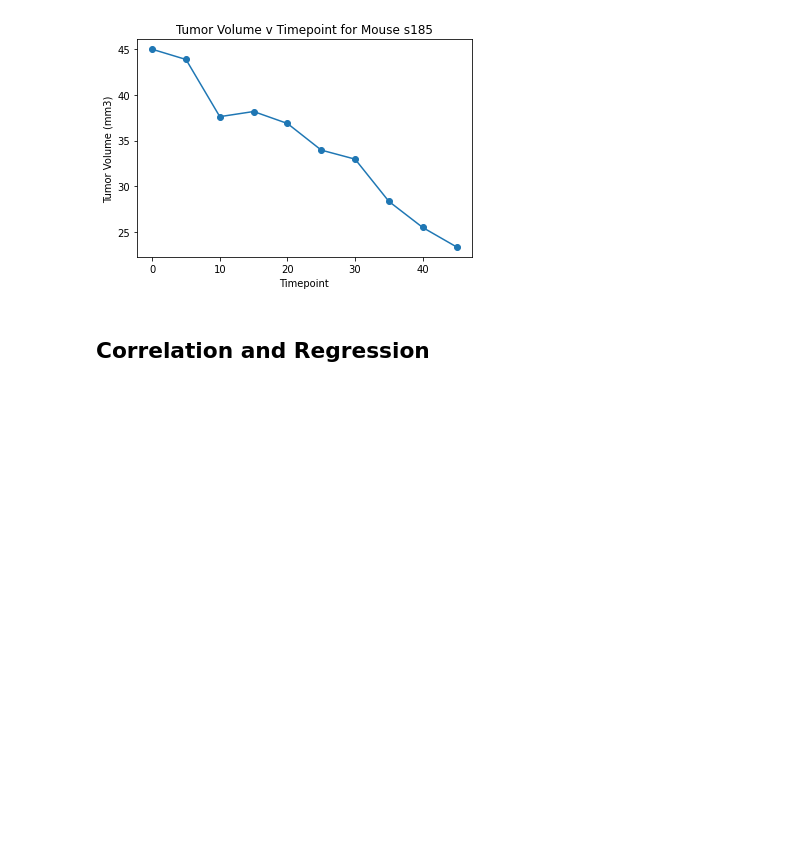
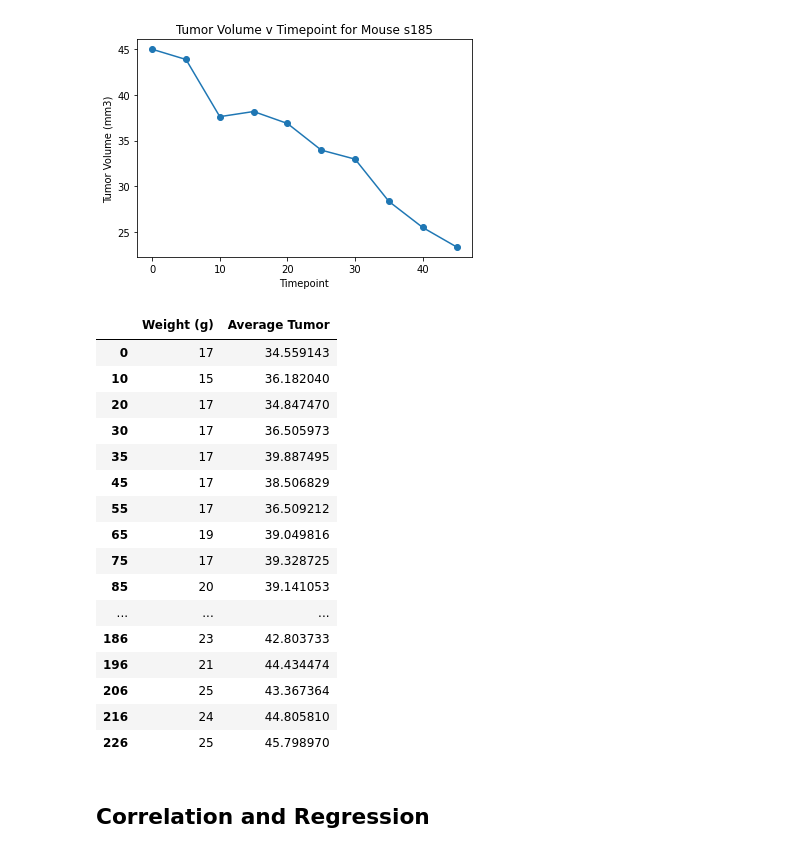
Before and after one commit to NoahLeVoir/Matplotlib-Challenge, a Jupyter notebook: Pymaceuticals/pymaceuticals.ipynb, the cells around one changed output. Cells and saved outputs as stored; diff of their text form; code cells hidden in the pictures; blank space fills up the shorter version.

Commit message:
Found average tumor volume for capomulin treated mice and created a dataframe that looks at that value and their weight

```diff
--- a/Pymaceuticals/pymaceuticals.ipynb
+++ b/Pymaceuticals/pymaceuticals.ipynb
@@ -438,3 +436,46 @@ plt.show()
+# %%
+# Generate a scatter plot of average tumor volume vs. mouse weight for the Capomulin regimen
+
+# Create a dataframe that only looks at the Capomulin drug in the "Drug Regimen" column
+capomulin_df = cleaned_mouse_data.loc[cleaned_mouse_data["Drug Regimen"] == "Capomulin"]
+capomulin_df
+
+# Use groupby to look at the unique mice IDs that took capomulin
+capomulin_mice = capomulin_df.groupby('Mouse ID')
+capomulin_mice
+
+# Find average tumor volume for each mouse
+avg_tumor = pd.DataFrame(mouse_group["Tumor Volume (mm3)"].mean())
+avg_tumor
+
+# Rename the column
+avg_tumor = avg_tumor.rename(columns = {"Tumor Volume (mm3)": "Average Tumor"})
+
+# Merge average tumor volume onto data_df and drop duplicates
+capomulin_mice = pd.merge(capomulin_df, avg_tumor, on = "Mouse ID")
+capomulin_mice
+
+# Drop and duplicated values
+cleaned_capomulin_mice = capomulin_mice[["Weight (g)", "Average Tumor"]].drop_duplicates()
+cleaned_capomulin_mice
+# %% [output]
+|  | Weight (g) | Average Tumor |
+| 0 | 17 | 34.559143 |
+| 10 | 15 | 36.182040 |
+| 20 | 17 | 34.847470 |
+| 30 | 17 | 36.505973 |
+| 35 | 17 | 39.887495 |
+| 45 | 17 | 38.506829 |
+| 55 | 17 | 36.509212 |
+| 65 | 19 | 39.049816 |
+| 75 | 17 | 39.328725 |
+| 85 | 20 | 39.141053 |
+| ... | ... | ... |
+| 186 | 23 | 42.803733 |
+| 196 | 21 | 44.434474 |
+| 206 | 25 | 43.367364 |
+| 216 | 24 | 44.805810 |
+| 226 | 25 | 45.798970 |
 # %% [markdown]
 ## Correlation and Regression
 # %%
```
Also changed, not shown: parts of 1 cell of this notebook.
